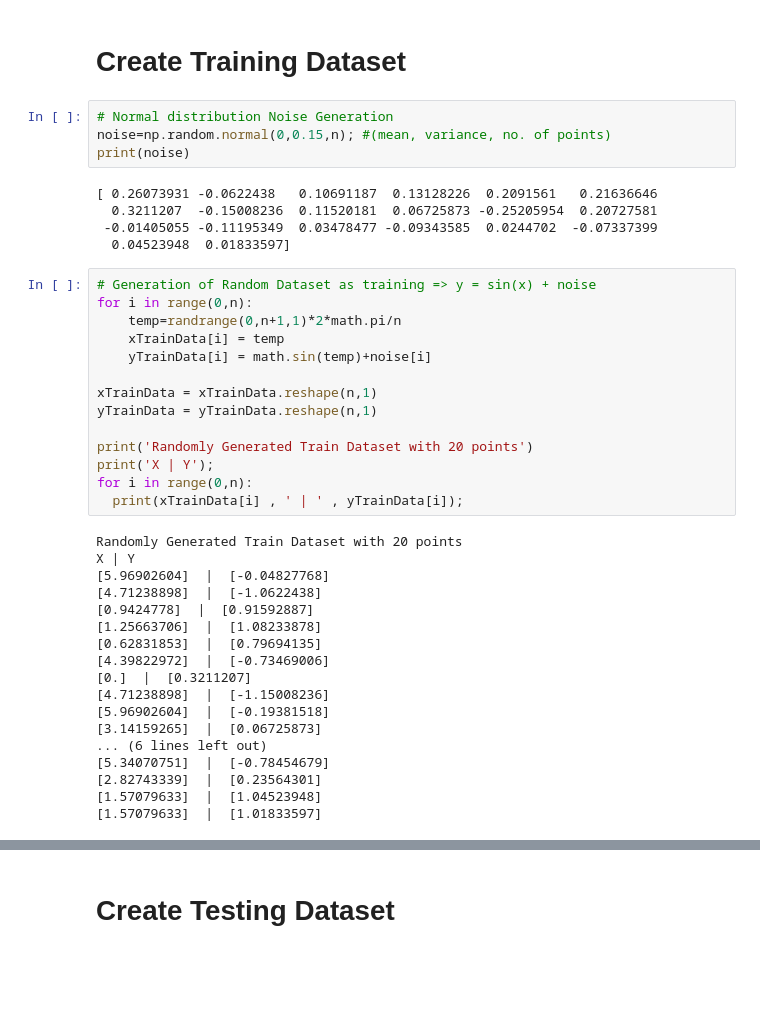
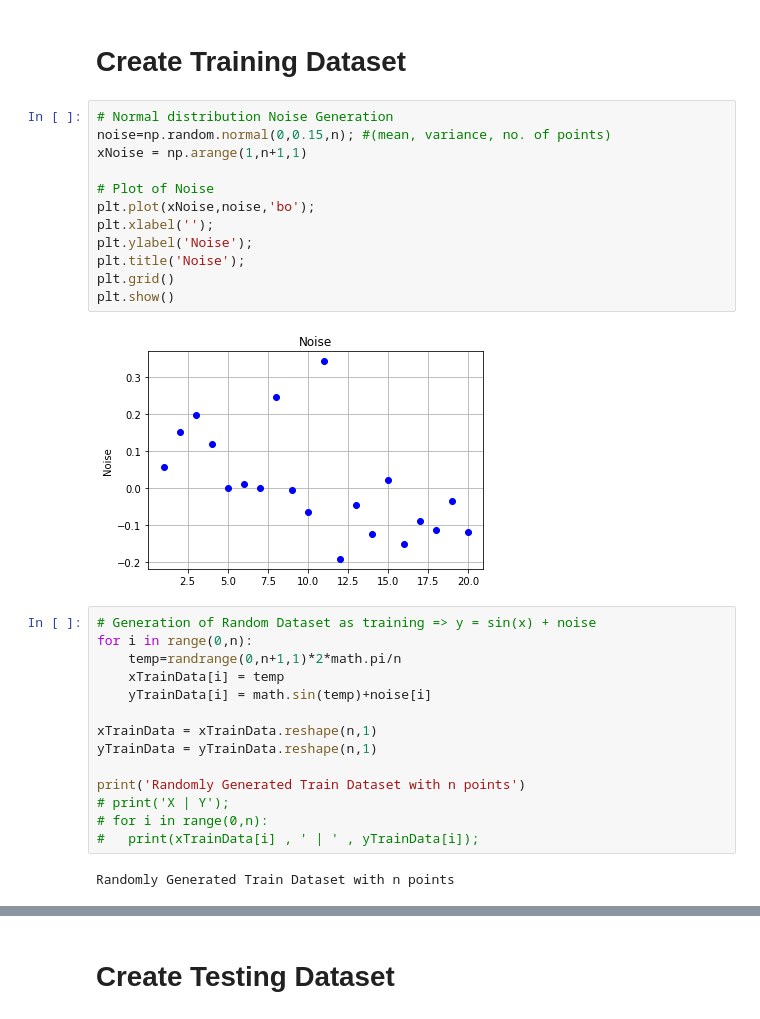
Before and after one commit to anuraagbarde/MachineLearning, a Jupyter notebook: 2018BCS010_ML_LAB_asg1.ipynb, the cells around one changed output, grey strips where cells are left out. Cells and saved outputs as stored; diff of their text form; blank space fills up the shorter version.

```diff
--- a/2018BCS010_ML_LAB_asg1.ipynb
+++ b/2018BCS010_ML_LAB_asg1.ipynb
@@ -17,12 +17,17 @@ yTrainData=np.zeros(n);       # Dependent points
 # %%
 # Normal distribution Noise Generation
 noise=np.random.normal(0,0.15,n); #(mean, variance, no. of points)
-print(noise)
+xNoise = np.arange(1,n+1,1)
+
+# Plot of Noise
+plt.plot(xNoise,noise,'bo');
+plt.xlabel('');
+plt.ylabel('Noise');
+plt.title('Noise');
+plt.grid()
+plt.show()
 # %% [output]
-[ 0.26073931 -0.0622438   0.10691187  0.13128226  0.2091561   0.21636646
-  0.3211207  -0.15008236  0.11520181  0.06725873 -0.25205954  0.20727581
- -0.01405055 -0.11195349  0.03478477 -0.09343585  0.0244702  -0.07337399
-  0.04523948  0.01833597]
+[figure, added]
 # %%
 # Generation of Random Dataset as training => y = sin(x) + noise
 for i in range(0,n):
@@ -33,28 +38,12 @@ for i in range(0,n):
 xTrainData = xTrainData.reshape(n,1)
 yTrainData = yTrainData.reshape(n,1)
 
-print('Randomly Generated Train Dataset with 20 points')
-print('X | Y');
-for i in range(0,n):
-  print(xTrainData[i] , ' | ' , yTrainData[i]);
+print('Randomly Generated Train Dataset with n points')
+# print('X | Y');
+# for i in range(0,n):
+#   print(xTrainData[i] , ' | ' , yTrainData[i]);
 # %% [output]
-Randomly Generated Train Dataset with 20 points
-X | Y
-[5.96902604]  |  [-0.04827768]
-[4.71238898]  |  [-1.0622438]
-[0.9424778]  |  [0.91592887]
-[1.25663706]  |  [1.08233878]
-[0.62831853]  |  [0.79694135]
-[4.39822972]  |  [-0.73469006]
-[0.]  |  [0.3211207]
-[4.71238898]  |  [-1.15008236]
-[5.96902604]  |  [-0.19381518]
-[3.14159265]  |  [0.06725873]
-... (6 lines left out)
-[5.34070751]  |  [-0.78454679]
-[2.82743339]  |  [0.23564301]
-[1.57079633]  |  [1.04523948]
-[1.57079633]  |  [1.01833597]
+Randomly Generated Train Dataset with n points
 # %%
 # Plot of Training Dataset
 plt.plot(xTrainData,yTrainData,'bo');
```
Also changed, not shown: parts of 5 cells of this notebook.
